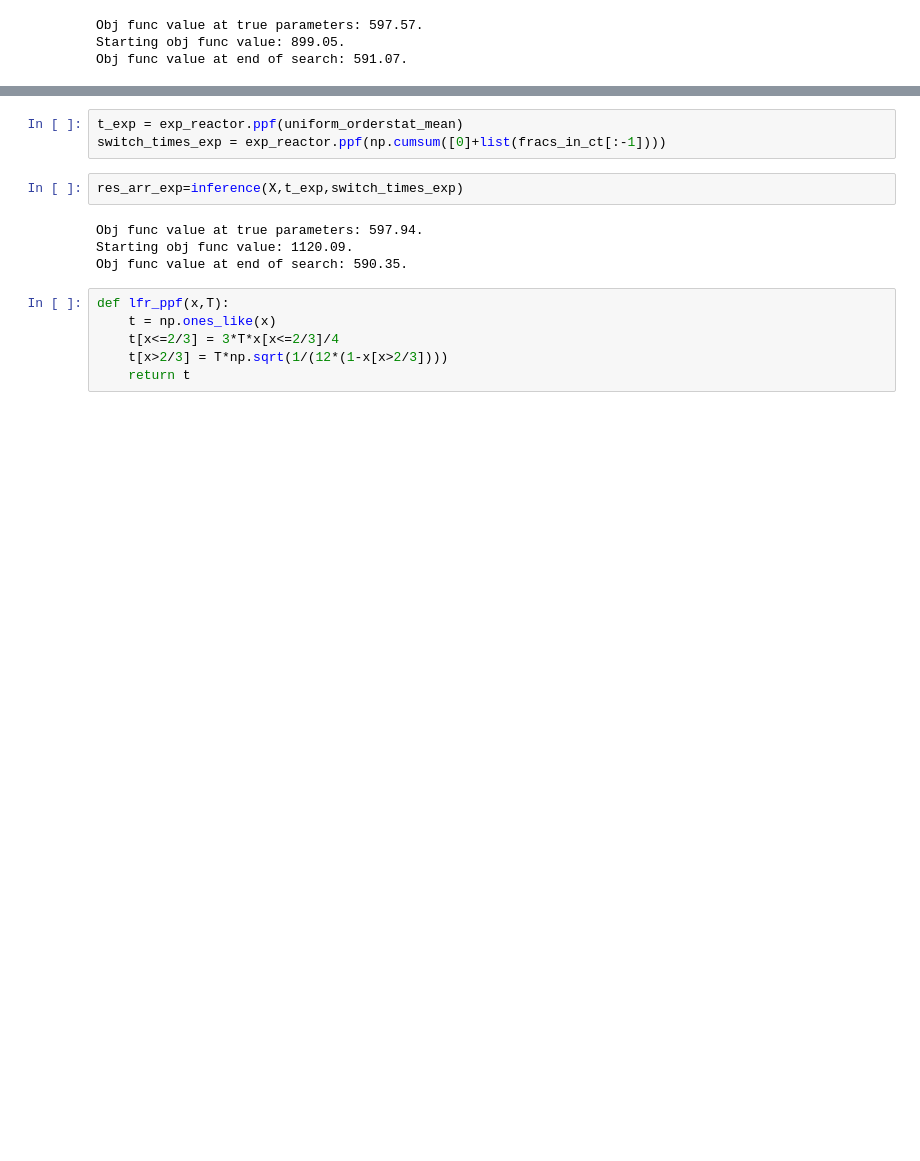
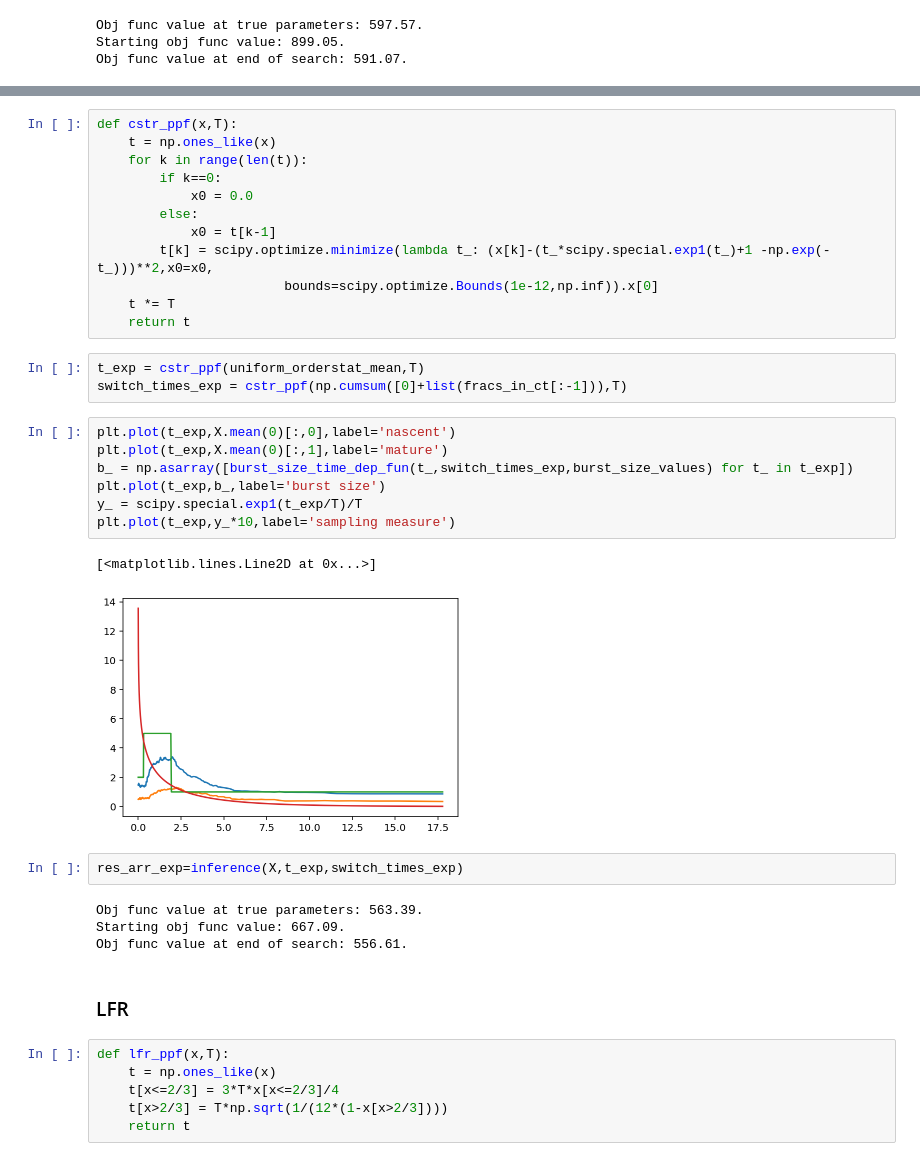
Before and after one commit to pachterlab/GVP_2023, a Jupyter notebook: gg230119_reactors.ipynb, the cells around one changed output, grey strips where cells are left out. Cells and saved outputs as stored; diff of their text form; blank space fills up the shorter version.

```diff
--- a/gg230119_reactors.ipynb
+++ b/gg230119_reactors.ipynb
@@ -930,12 +924,36 @@ exp_reactor = scipy.stats.expon(0,T)
+# %%
+def cstr_ppf(x,T):
+    t = np.ones_like(x)
+    for k in range(len(t)):
+        if k==0:
+            x0 = 0.0
+        else:
+            x0 = t[k-1]
+        t[k] = scipy.optimize.minimize(lambda t_: (x[k]-(t_*scipy.special.exp1(t_)+1 -np.exp(-t_)))**2,x0=x0,
+                        bounds=scipy.optimize.Bounds(1e-12,np.inf)).x[0]
+    t *= T
+    return t
 # %%
-t_exp = exp_reactor.ppf(uniform_orderstat_mean)
-switch_times_exp = exp_reactor.ppf(np.cumsum([0]+list(fracs_in_ct[:-1])))
+t_exp = cstr_ppf(uniform_orderstat_mean,T)
+switch_times_exp = cstr_ppf(np.cumsum([0]+list(fracs_in_ct[:-1])),T)
+# %%
+plt.plot(t_exp,X.mean(0)[:,0],label='nascent')
+plt.plot(t_exp,X.mean(0)[:,1],label='mature')
+b_ = np.asarray([burst_size_time_dep_fun(t_,switch_times_exp,burst_size_values) for t_ in t_exp])
+plt.plot(t_exp,b_,label='burst size')
+y_ = scipy.special.exp1(t_exp/T)/T
+plt.plot(t_exp,y_*10,label='sampling measure')
+# %% [output]
+[<matplotlib.lines.Line2D at 0x...>]
+[figure, added]
 # %%
 res_arr_exp=inference(X,t_exp,switch_times_exp)
 # %% [output]
-Obj func value at true parameters: 597.94.
-Starting obj func value: 1120.09.
-Obj func value at end of search: 590.35.
+Obj func value at true parameters: 563.39.
+Starting obj func value: 667.09.
+Obj func value at end of search: 556.61.
+# %% [markdown]
+### LFR
 # %%
 def lfr_ppf(x,T):
     t = np.ones_like(x)
```
Also changed, not shown: parts of 15 cells of this notebook.
